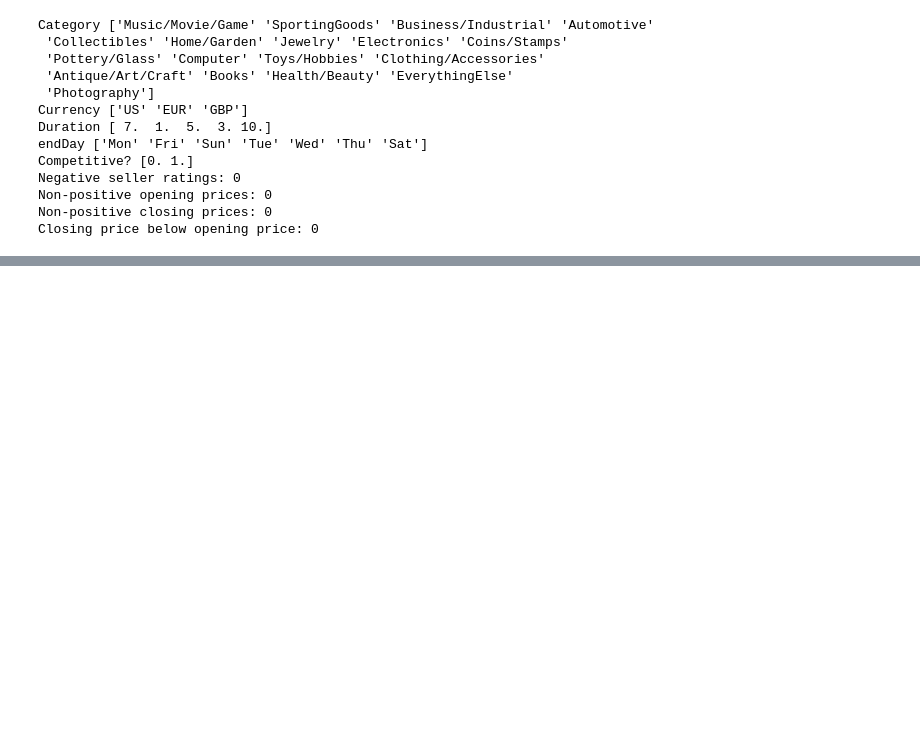
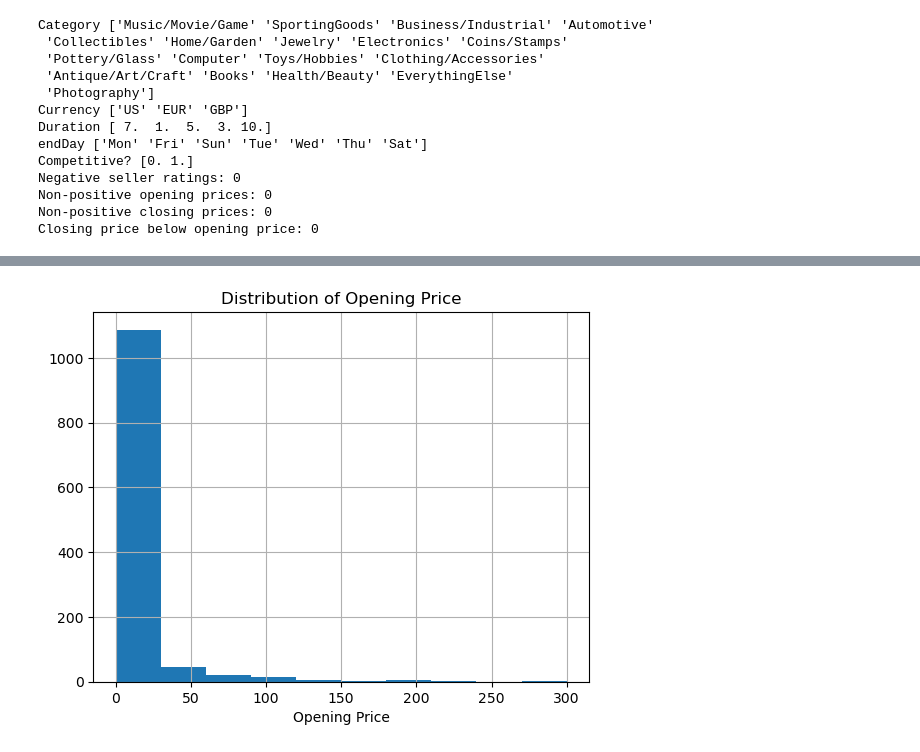
Before and after one commit to janniaq/8413_GA2, a Jupyter notebook: data.ipynb, the cells around one changed output, grey strips where cells are left out. Cells and saved outputs as stored; diff of their text form; code cells hidden in the pictures; blank space fills up the shorter version.

```diff
--- a/data.ipynb
+++ b/data.ipynb
@@ -179,0 +246,7 @@ df["Competitive?"] = df["Competitive?"].astype(int)
+# %%
+train_df["OpenPrice"].hist()
+plt.title("Distribution of Opening Price")
+plt.xlabel("Opening Price")
+plt.show()
+# %% [output]
+[figure, added]
```
Also changed, not shown: parts of 5 cells of this notebook.
